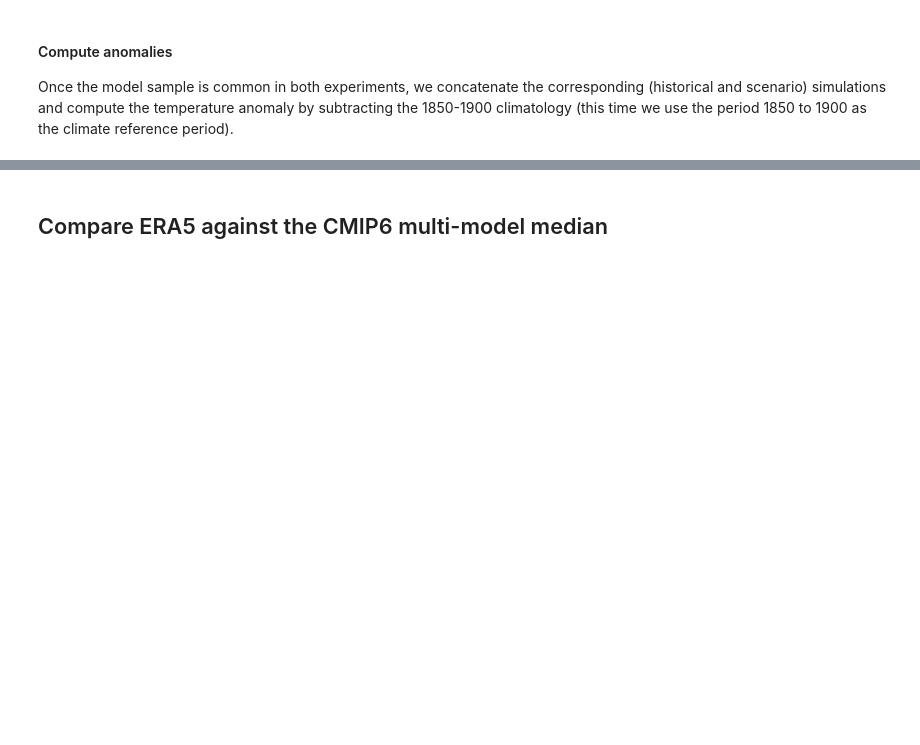
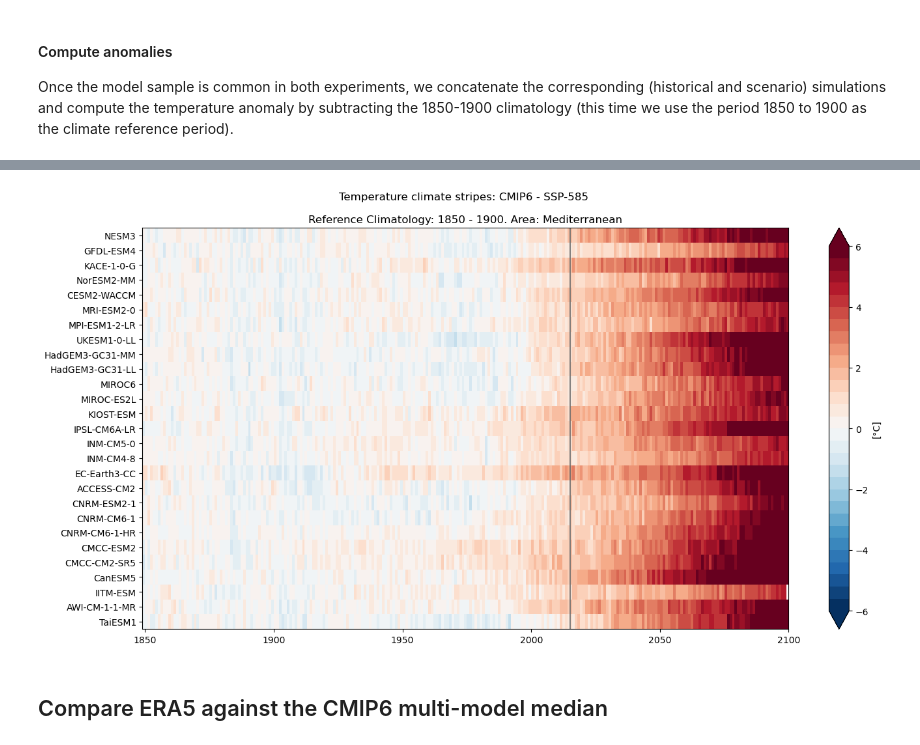
Before and after one commit to ecmwf-projects/c3s-atlas, a Jupyter notebook: book/notebooks/climate_stripes_training.ipynb, the cells around one changed output, grey strips where cells are left out. Cells and saved outputs as stored; diff of their text form; code cells hidden in the pictures; blank space fills up the shorter version.

```diff
--- a/book/notebooks/climate_stripes_training.ipynb
+++ b/book/notebooks/climate_stripes_training.ipynb
@@ -443,3 +477,36 @@ plt.show()
+# %%
+# Colorbar: colors and number of colors
+cmap = plt.get_cmap("RdBu_r", 30)
+
+# Figure
+fig, ax = plt.subplots(figsize=(16, 8)) # Figure size
+
+img = ax.pcolormesh(
+    time,
+    y_585,
+    t_anom585.transpose("member", "year"),
+    cmap=cmap,
+    vmin=-6,
+    vmax=6,
+    shading="auto"
+)
+
+# Axis
+ax.set_yticks(np.arange(len(t_anom585.member)))
+ax.set_yticklabels(t_anom585.gcm_model.values)
+
+ax.axvline(x=2015, color='dimgrey', linewidth=1.5, linestyle="-", alpha=0.8)
+
+# Add colorbar
+cbar = fig.colorbar(img,ax=ax, extend='both')
+cbar.set_label("[°C]")
+
+# Title
+plt.title("Temperature climate stripes: CMIP6 - SSP-585 \n\nReference Climatology: 1850 - 1900. Area: Mediterranean")
+
+plt.show()
+# %% [output]
+[figure, added]
 # %% [markdown]
 ## Compare ERA5 against the CMIP6 multi-model median
 # %% [markdown]
```
Also changed, not shown: parts of 25 cells of this notebook, 1 other file.
